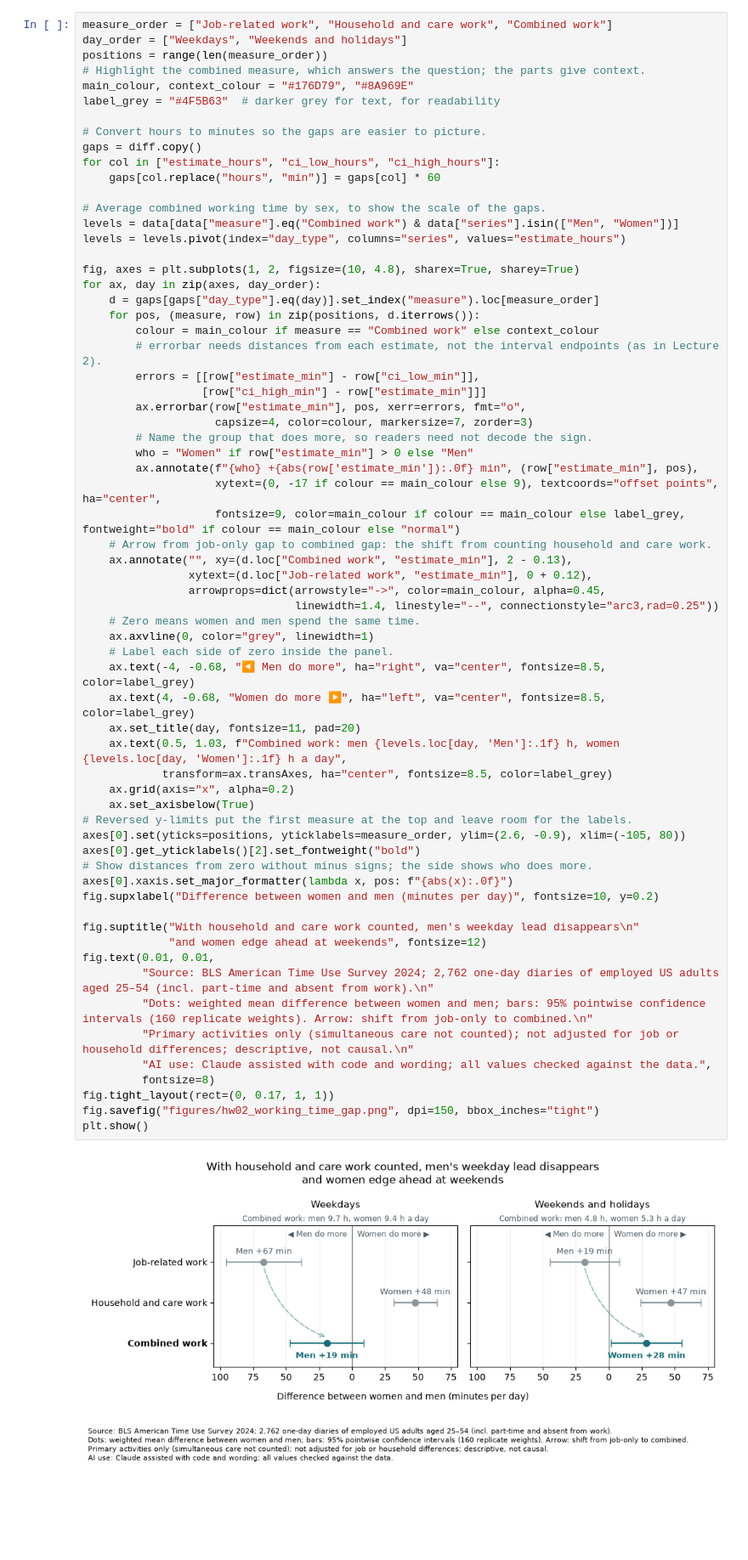
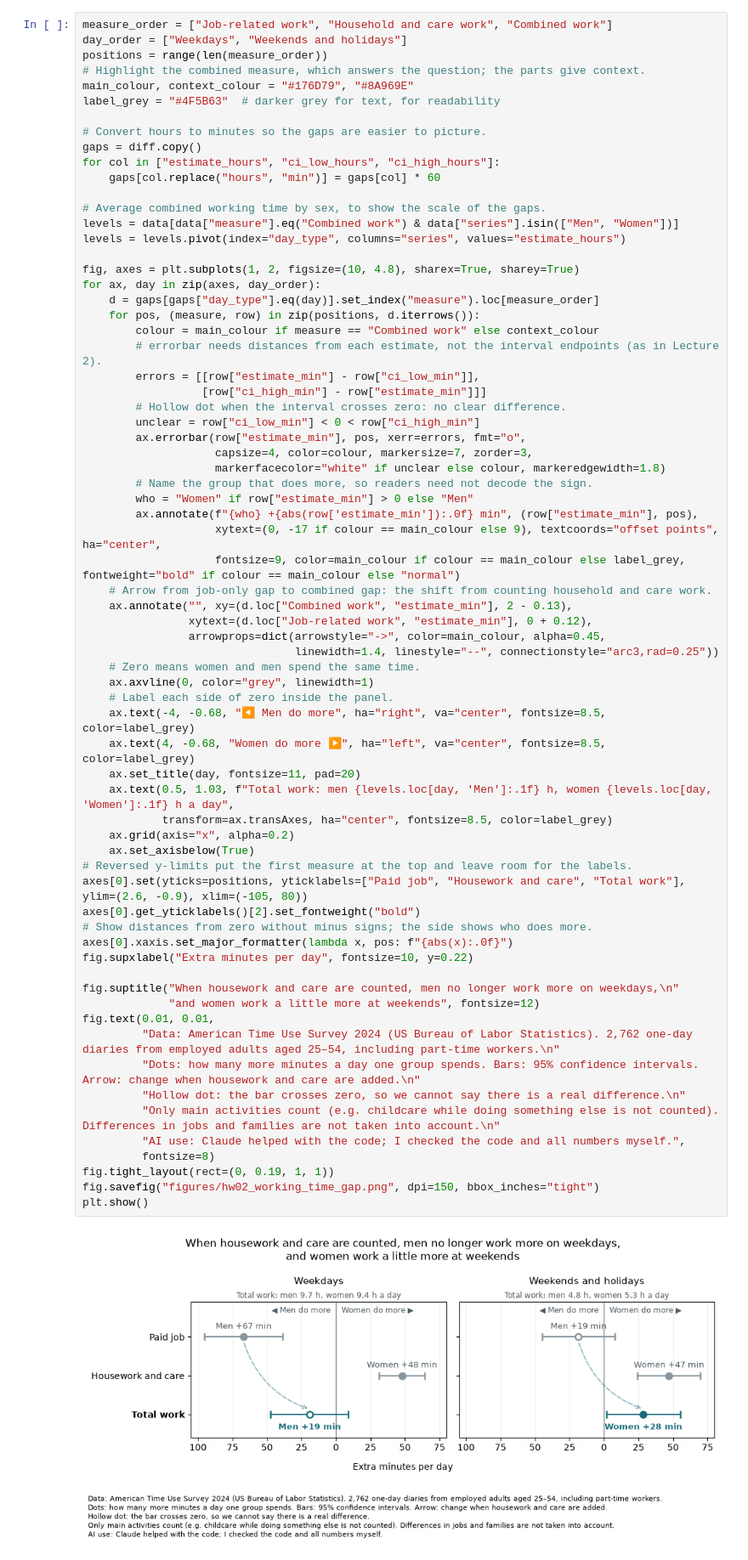
Before and after one commit to khayolbekovan-code/python-dataviz-homework02, a Jupyter notebook: analysis.ipynb, the cells around one changed output. Shown at 85% size. Drawn from its saved outputs; the diff is of its cells as text; blank space fills up the shorter version.

Commit message:
Update figure notes

```diff
--- a/analysis.ipynb
+++ b/analysis.ipynb
@@ -55,43 +55,47 @@ for ax, day in zip(axes, day_order):
                   [row["ci_high_min"] - row["estimate_min"]]]
+        # Hollow dot when the interval crosses zero: no clear difference.
+        unclear = row["ci_low_min"] < 0 < row["ci_high_min"]
         ax.errorbar(row["estimate_min"], pos, xerr=errors, fmt="o",
-                    capsize=4, color=colour, markersize=7, zorder=3)
+                    capsize=4, color=colour, markersize=7, zorder=3,
+                    markerfacecolor="white" if unclear else colour, markeredgewidth=1.8)
         # Name the group that does more, so readers need not decode the sign.
         who = "Women" if row["estimate_min"] > 0 else "Men"
         ax.annotate(f"{who} +{abs(row['estimate_min']):.0f} min", (row["estimate_min"], pos),
                     xytext=(0, -17 if colour == main_colour else 9), textcoords="offset points", ha="center",
                     fontsize=9, color=main_colour if colour == main_colour else label_grey, fontweight="bold" if colour == main_colour else "normal")
     # Arrow from job-only gap to combined gap: the shift from counting household and care work.
     ax.annotate("", xy=(d.loc["Combined work", "estimate_min"], 2 - 0.13),
                 xytext=(d.loc["Job-related work", "estimate_min"], 0 + 0.12),
                 arrowprops=dict(arrowstyle="->", color=main_colour, alpha=0.45,
                                 linewidth=1.4, linestyle="--", connectionstyle="arc3,rad=0.25"))
     # Zero means women and men spend the same time.
     ax.axvline(0, color="grey", linewidth=1)
     # Label each side of zero inside the panel.
     ax.text(-4, -0.68, "◀ Men do more", ha="right", va="center", fontsize=8.5, color=label_grey)
     ax.text(4, -0.68, "Women do more ▶", ha="left", va="center", fontsize=8.5, color=label_grey)
     ax.set_title(day, fontsize=11, pad=20)
-    ax.text(0.5, 1.03, f"Combined work: men {levels.loc[day, 'Men']:.1f} h, women {levels.loc[day, 'Women']:.1f} h a day",
+    ax.text(0.5, 1.03, f"Total work: men {levels.loc[day, 'Men']:.1f} h, women {levels.loc[day, 'Women']:.1f} h a day",
             transform=ax.transAxes, ha="center", fontsize=8.5, color=label_grey)
     ax.grid(axis="x", alpha=0.2)
     ax.set_axisbelow(True)
 # Reversed y-limits put the first measure at the top and leave room for the labels.
-axes[0].set(yticks=positions, yticklabels=measure_order, ylim=(2.6, -0.9), xlim=(-105, 80))
+axes[0].set(yticks=positions, yticklabels=["Paid job", "Housework and care", "Total work"], ylim=(2.6, -0.9), xlim=(-105, 80))
 axes[0].get_yticklabels()[2].set_fontweight("bold")
 # Show distances from zero without minus signs; the side shows who does more.
 axes[0].xaxis.set_major_formatter(lambda x, pos: f"{abs(x):.0f}")
-fig.supxlabel("Difference between women and men (minutes per day)", fontsize=10, y=0.2)
+fig.supxlabel("Extra minutes per day", fontsize=10, y=0.22)
 
-fig.suptitle("With household and care work counted, men's weekday lead disappears\n"
-             "and women edge ahead at weekends", fontsize=12)
+fig.suptitle("When housework and care are counted, men no longer work more on weekdays,\n"
+             "and women work a little more at weekends", fontsize=12)
 fig.text(0.01, 0.01,
-         "Source: BLS American Time Use Survey 2024; 2,762 one-day diaries of employed US adults aged 25–54 (incl. part-time and absent from work).\n"
-         "Dots: weighted mean difference between women and men; bars: 95% pointwise confidence intervals (160 replicate weights). Arrow: shift from job-only to combined.\n"
-         "Primary activities only (simultaneous care not counted); not adjusted for job or household differences; descriptive, not causal.\n"
-         "AI use: Claude assisted with code and wording; all values checked against the data.",
+         "Data: American Time Use Survey 2024 (US Bureau of Labor Statistics). 2,762 one-day diaries from employed adults aged 25–54, including part-time workers.\n"
+         "Dots: how many more minutes a day one group spends. Bars: 95% confidence intervals. Arrow: change when housework and care are added.\n"
+         "Hollow dot: the bar crosses zero, so we cannot say there is a real difference.\n"
+         "Only main activities count (e.g. childcare while doing something else is not counted). Differences in jobs and families are not taken into account.\n"
+         "AI use: Claude helped with the code; I checked the code and all numbers myself.",
          fontsize=8)
-fig.tight_layout(rect=(0, 0.17, 1, 1))
+fig.tight_layout(rect=(0, 0.19, 1, 1))
 fig.savefig("figures/hw02_working_time_gap.png", dpi=150, bbox_inches="tight")
 plt.show()
 # %% [output]
-[figure, old version]
+[figure, new version]
```
